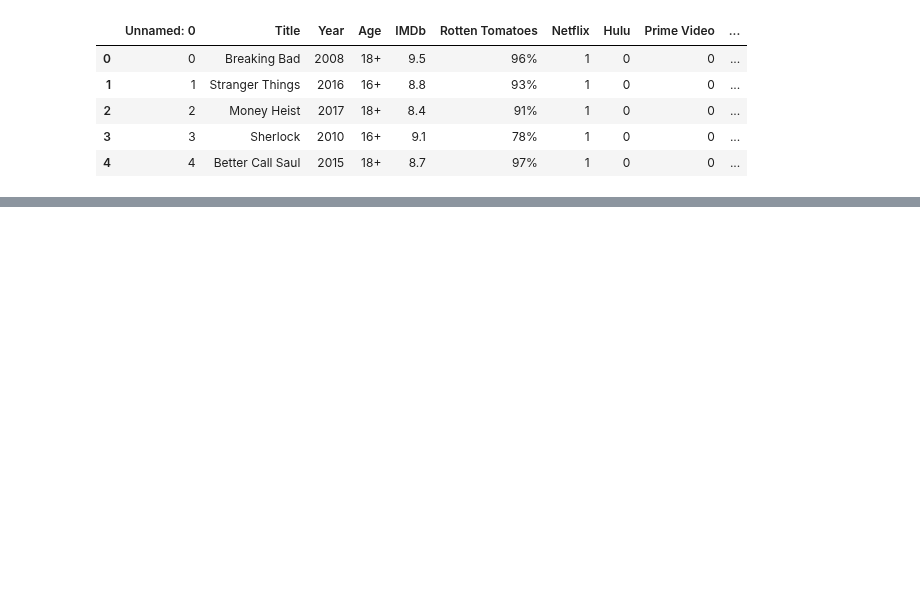
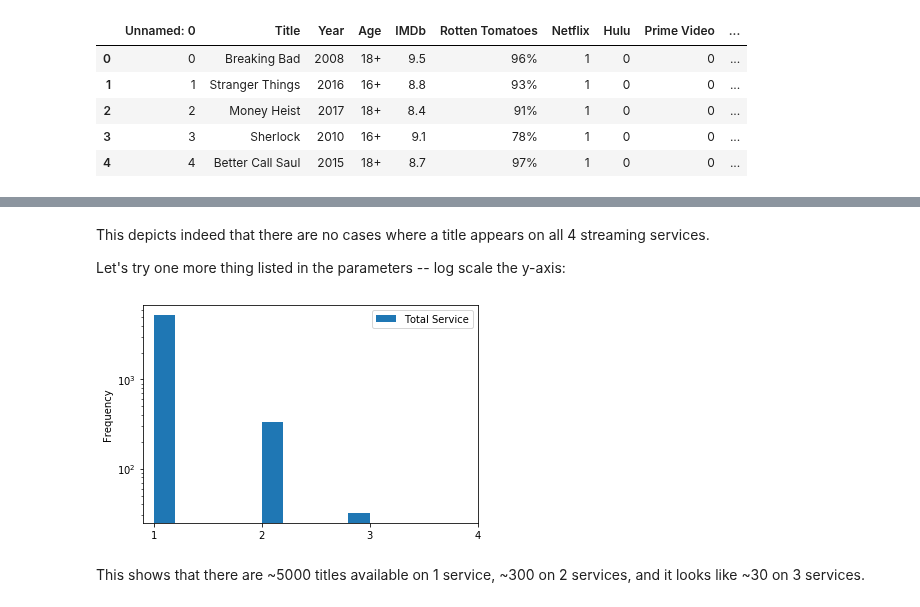
Before and after one commit to jnaiman/csci-p-14110_su2020, a Jupyter notebook: lesson04/prep_notebook_lesson04.ipynb, the cells around one changed output, grey strips where cells are left out. Saved outputs shown, nothing was run; the diff lists cells and outputs as text; code cells hidden in the pictures; blank space fills up the shorter version.

```diff
--- a/lesson04/prep_notebook_lesson04.ipynb
+++ b/lesson04/prep_notebook_lesson04.ipynb
@@ -201,0 +290,11 @@ TahDah!
+# %% [markdown]
+This depicts indeed that there are no cases where a title appears on all 4 streaming services.
+
+Let's try one more thing listed in the parameters -- log scale the y-axis:
+# %%
+movies.plot(y='Total Service', kind='hist', xticks=[1,2,3,4], logy=True)
+plt.show()
+# %% [output]
+[figure, added]
+# %% [markdown]
+This shows that there are ~5000 titles available on 1 service, ~300 on 2 services, and it looks like ~30 on 3 services.
```
Also changed, not shown: parts of 101 cells of this notebook, 1 other file.
